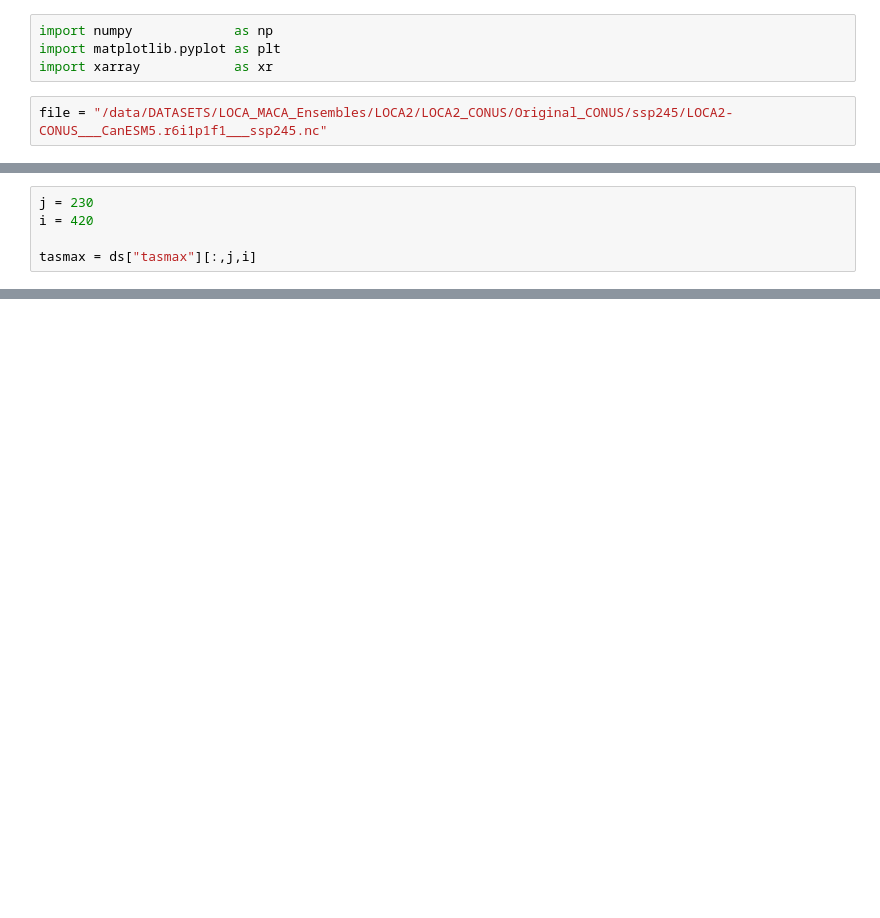
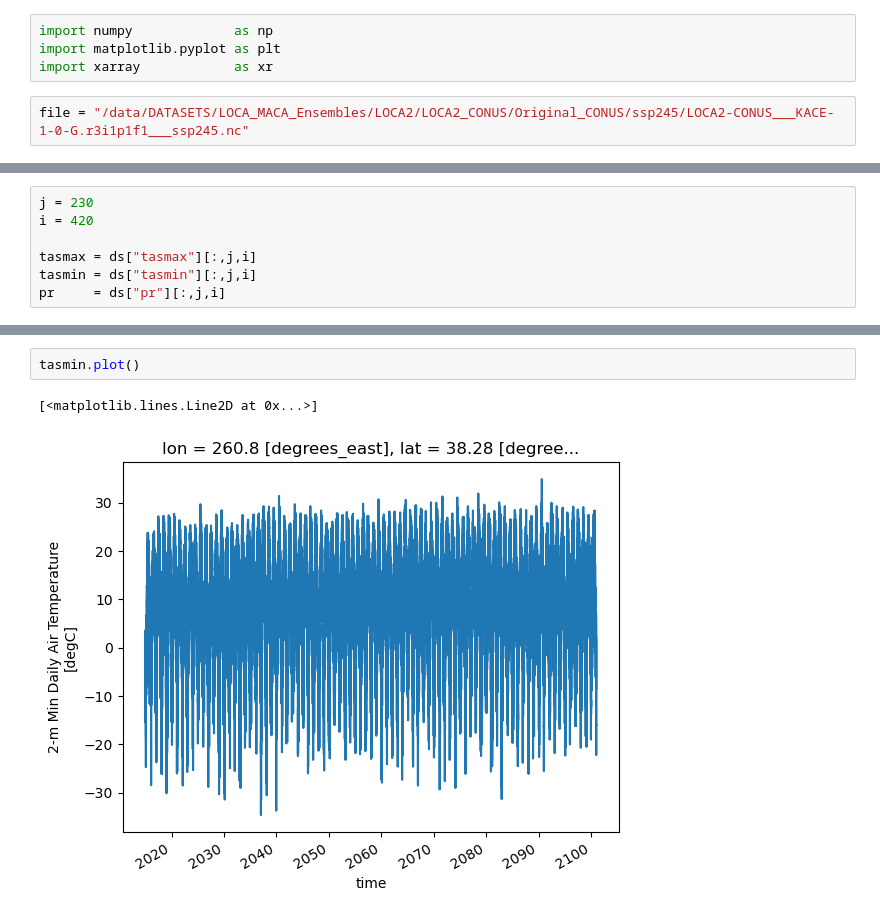
Before and after one commit to wjcapehart/LOCA2_Prep, a Jupyter notebook: Time_series_test.ipynb, the cells around one changed output, grey strips where cells are left out. Saved outputs shown, nothing was run; the diff lists cells and outputs as text; blank space fills up the shorter version.

```diff
--- a/Time_series_test.ipynb
+++ b/Time_series_test.ipynb
@@ -3,7 +3,7 @@ import numpy             as np
 import matplotlib.pyplot as plt
 import xarray            as xr
 # %%
-file = "/data/DATASETS/LOCA_MACA_Ensembles/LOCA2/LOCA2_CONUS/Original_CONUS/ssp245/LOCA2-CONUS___CanESM5.r6i1p1f1___ssp245.nc"
+file = "/data/DATASETS/LOCA_MACA_Ensembles/LOCA2/LOCA2_CONUS/Original_CONUS/ssp245/LOCA2-CONUS___KACE-1-0-G.r3i1p1f1___ssp245.nc"
 # %%
 ds = xr.open_dataset(filename_or_obj = file)
 
@@ -31,5 +31,7 @@ j = 230
 i = 420
 
 tasmax = ds["tasmax"][:,j,i]
+tasmin = ds["tasmin"][:,j,i]
+pr     = ds["pr"][:,j,i]
 # %%
 display(tasmax)
@@ -49,0 +77,5 @@ Attributes:
+# %%
+tasmin.plot()
+# %% [output]
+[<matplotlib.lines.Line2D at 0x...>]
+[figure, added]
```
Also changed, not shown: parts of 4 cells of this notebook, 6 other files.
